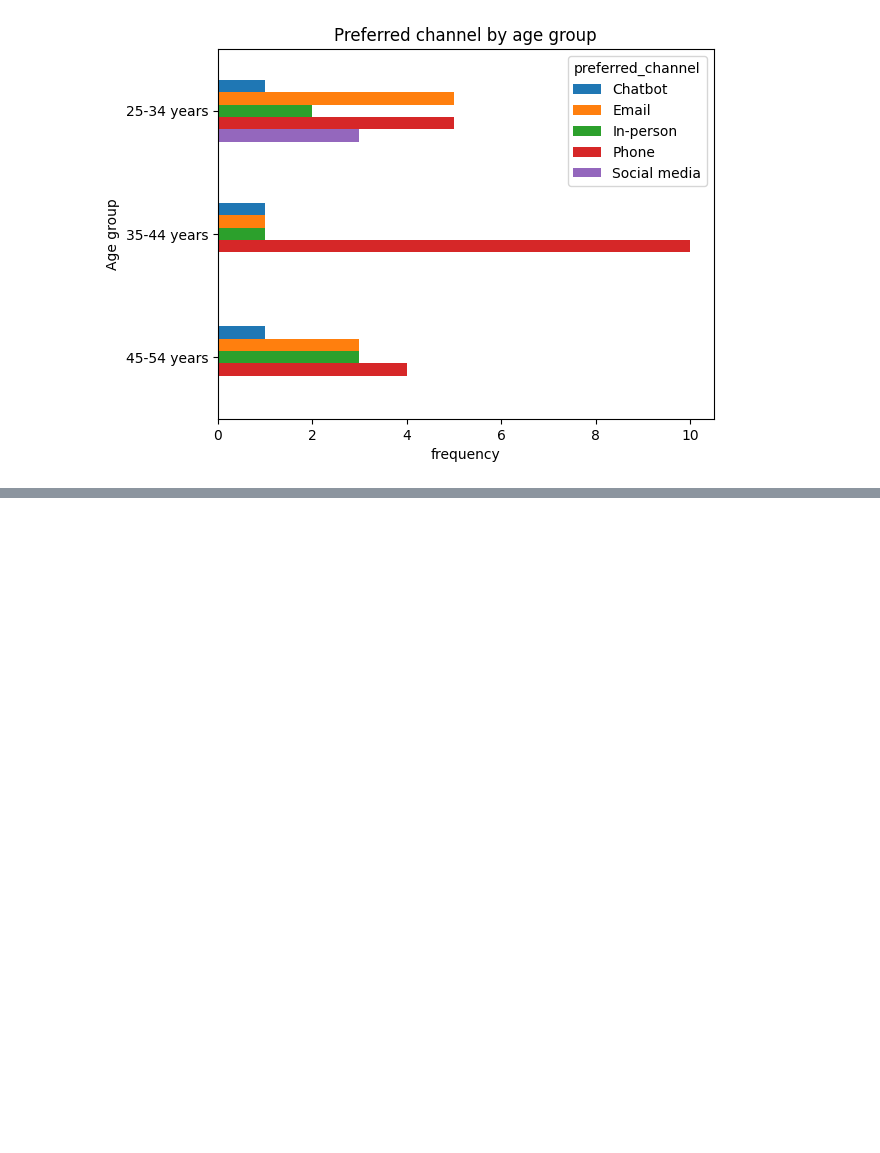
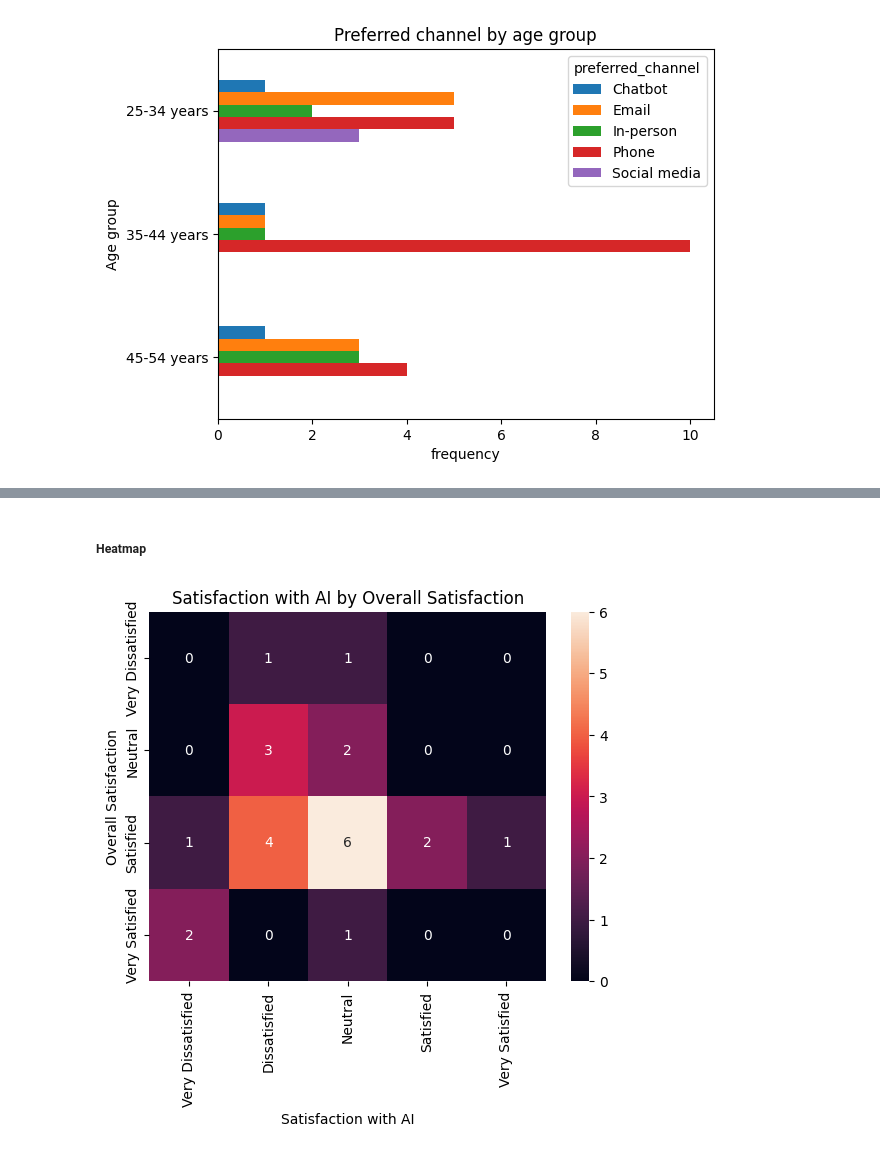
Before and after one commit to JohnnyFoulds/dsm050-2023-apr, a Jupyter notebook: notebooks/03_coursework/03-03_multivariate_analysis.ipynb, the cells around one changed output, grey strips where cells are left out. Drawn from its saved outputs; the diff is of its cells as text; code cells hidden in the pictures; blank space fills up the shorter version.

```diff
--- a/notebooks/03_coursework/03-03_multivariate_analysis.ipynb
+++ b/notebooks/03_coursework/03-03_multivariate_analysis.ipynb
@@ -304,0 +355,28 @@ plot_grouped_bar_chart(
+# %% [markdown]
+##### Heatmap
+# %%
+def plot_heatmap(dataframe:pd.DataFrame,
+                 columns:Tuple[str, str],
+                 title:str,
+                 xlabel:str,
+                 ylabel:str) -> None:
+    """Plot a heatmap of a dataframe."""
+    cross_tab = pd.crosstab(
+        dataframe[columns[0]],
+        dataframe[columns[1]])
+
+    ax = sns.heatmap(cross_tab, annot=True)
+    ax.set_title(title)
+    ax.set_xlabel(xlabel)
+    ax.set_ylabel(ylabel)
+    plt.show()
+
+# test the function
+plot_heatmap(
+    dataframe=df_survey,
+    columns=('satisfaction_overall', 'satisfaction_ai'),
+    title='Satisfaction with AI by Overall Satisfaction',
+    xlabel='Satisfaction with AI',
+    ylabel='Overall Satisfaction')
+# %% [output]
+[figure, added]
```
Also changed, not shown: parts of 6 cells of this notebook.
